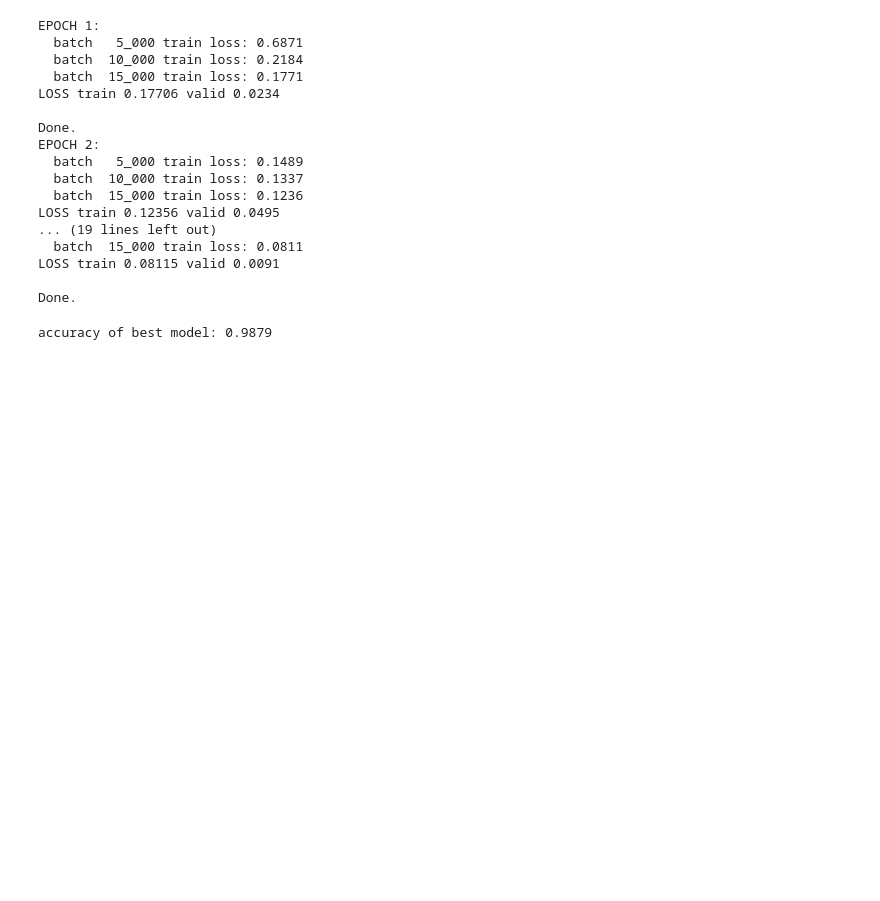
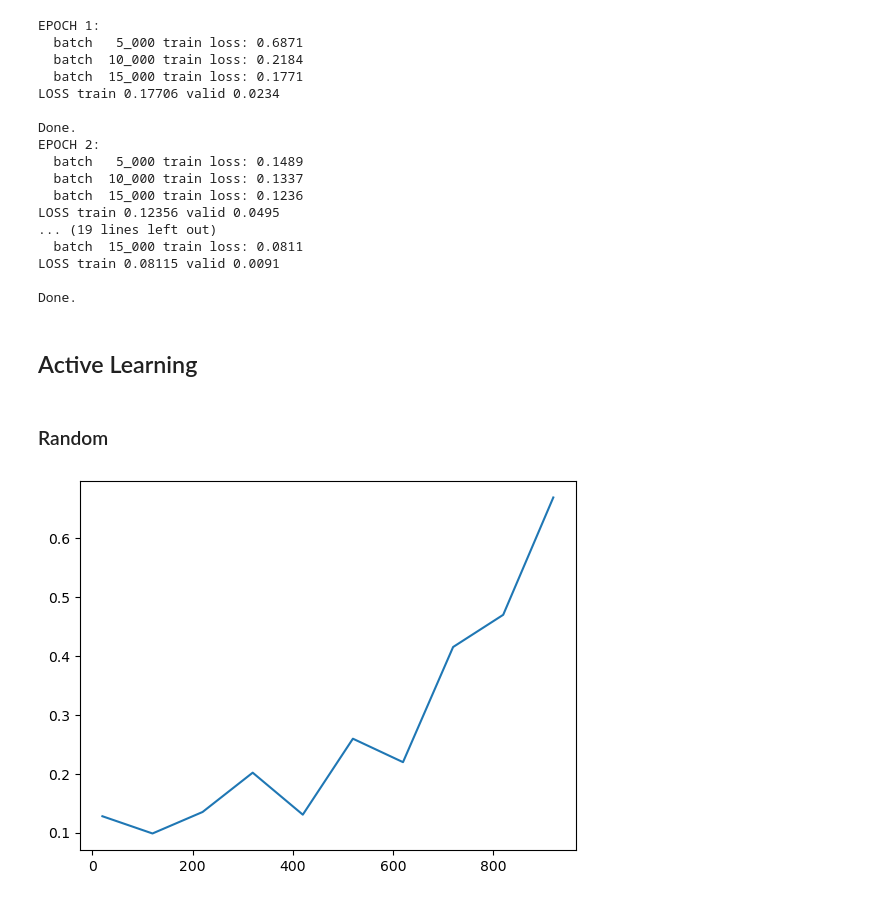
Before and after one commit to pilzpascal/2024s-bsc-practical-work, a Jupyter notebook: test.ipynb, the cells around one changed output. Saved outputs shown, nothing was run; the diff lists cells and outputs as text; code cells hidden in the pictures; blank space fills up the shorter version.

Commit message:
first successful run with random acquisition

```diff
--- a/test.ipynb
+++ b/test.ipynb
@@ -215,7 +218,8 @@ def run_training(model,
         print('Done.')
     return model_path
 # %%
-def get_acc(model, dataloader):
+def get_acc(model,
+            dataloader):
     model.eval()
     running_corrects = 0
     predications = []
@@ -231,7 +235,12 @@ def get_acc(model, dataloader):
 # %% [markdown]
 # Acquisition Functions
 # %%
-def perform_acquisition(model, acquisition_function, X_train, y_train, X_pool, y_pool):
+def perform_acquisition(model,
+                        acquisition_function,
+                        X_train,
+                        y_train,
+                        X_pool,
+                        y_pool):
     idx = acquisition_function(model, X_pool)
 
     chosen_X_pool = X_pool[idx]
@@ -245,7 +254,9 @@ def perform_acquisition(model, acquisition_function, X_train, y_train, X_pool, y
 
     return new_X_train, new_y_train, new_X_pool, new_y_pool
 
-def random(model, X_pool, size=100):
+def random(model,
+           X_pool,
+           size=100):
     idx = np.random.choice(range(len(X_pool)), size=size, replace=False)
     idx = torch.from_numpy(idx)
     return idx
@@ -282,4 +267,22 @@ loss_fn = torch.nn.CrossEntropyLoss()
 # %%
+torch.manual_seed(SEED)
+np.random.seed(SEED)
+
+net = LeNet()
+model_parameters = filter(lambda p: p.requires_grad, net.parameters())
+params = sum([np.prod(p.size()) for p in model_parameters])
+print(net)
+print(f"number of trainable parameters: {params}")
+
+optimizer = torch.optim.SGD(net.parameters(), lr=0.001, momentum=0.9)
+loss_fn = torch.nn.CrossEntropyLoss()
+
+# recombine train, pool, and val set to train on the full dataset
+train_set = torch.utils.data.TensorDataset(
+    torch.concatenate([X_train, X_pool, X_val], 0),
+    torch.concatenate([y_train, y_pool, y_val], 0))
+train_loader = torch.utils.data.DataLoader(train_set, batch_size=4, shuffle=True)
+
 path = run_training(net,
                     train_loader=train_loader,
                     val_loader=val_loader,
@@ -287,6 +290,12 @@ path = run_training(net,
                     loss_fn=loss_fn,
                     n_epochs=5,
                     verbose=True)
+
+# path = MODEL_SAVE_PATH + '20240830_181057/model_20240830_181057_0model_20240830_181057_2'
+best_model = LeNet()
+best_model.load_state_dict(torch.load(path, weights_only=True))
+acc = get_acc(best_model, test_loader)
+print(f'accuracy of best model: {acc:.4f}')
 # %% [output]
 EPOCH 1:
   batch   5_000 train loss: 0.6871
@@ -305,12 +314,8 @@ LOSS train 0.12356 valid 0.0495
 LOSS train 0.08115 valid 0.0091
 
 Done.
-# %%
-# path = MODEL_SAVE_PATH + '20240830_181057/model_20240830_181057_0model_20240830_181057_2'
-best_model = LeNet()
-best_model.load_state_dict(torch.load(path, weights_only=True))
-acc = get_acc(best_model, test_loader)
-print(f'accuracy of best model: {acc:.4f}')
-# %% [output]
-accuracy of best model: 0.9879
+# %% [markdown]
+## Active Learning
+# %% [markdown]
+### Random
 # %%
@@ -325,0 +376,8 @@ for i in range(10):
+# %%
+x = runs[0]['train size']
+y = np.mean([run['acc'] for run in runs], axis=0)
+
+plt.plot(x, y)
+plt.show()
+# %% [output]
+[figure, added]
```
Also changed, not shown: parts of 8 cells of this notebook.
